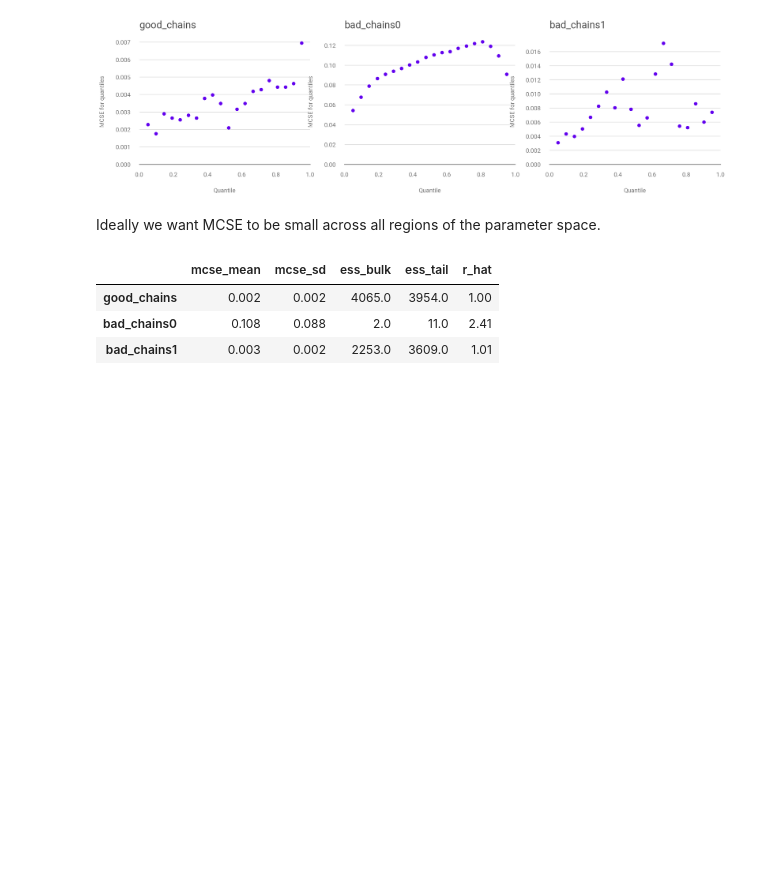
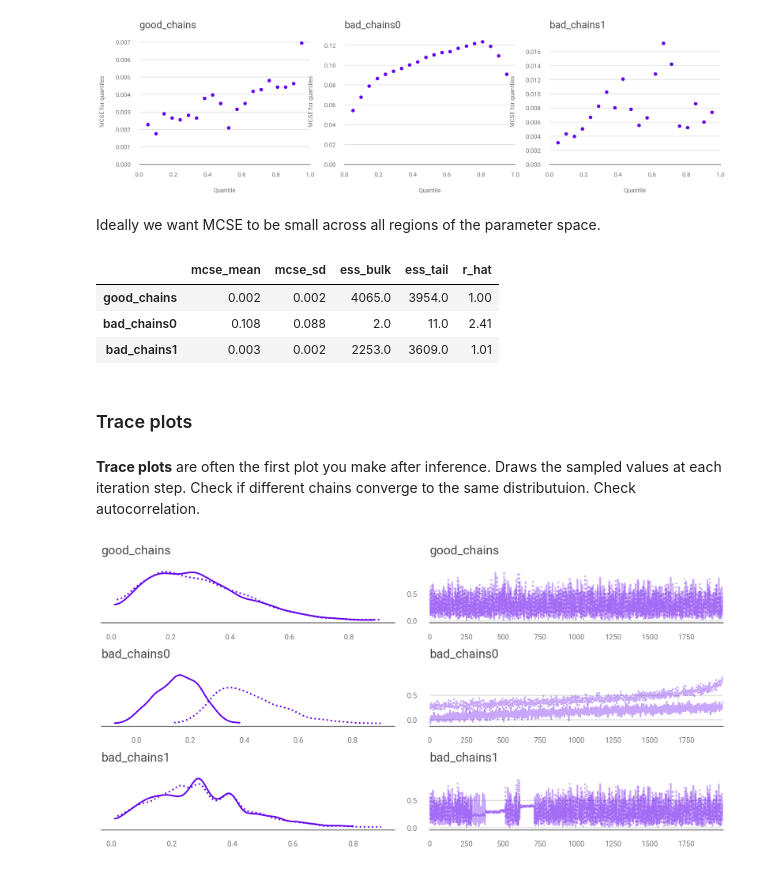
Before and after one commit to paw-lu/bayesian-modeling-computation-python, a Jupyter notebook: notebooks/2_exploratory_analysis_of_bayesian_models.ipynb, the cells around one changed output. Saved outputs shown, nothing was run; the diff lists cells and outputs as text; code cells hidden in the pictures; blank space fills up the shorter version.

Commit message:
:memo: Trace, rank and divergences plots

```diff
--- a/notebooks/2_exploratory_analysis_of_bayesian_models.ipynb
+++ b/notebooks/2_exploratory_analysis_of_bayesian_models.ipynb
@@ -196,3 +197,16 @@ az.summary(chains, kind="diagnostics")
 | good_chains | 0.002 | 0.002 | 4065.0 | 3954.0 | 1.00 |
 | bad_chains0 | 0.108 | 0.088 | 2.0 | 11.0 | 2.41 |
 | bad_chains1 | 0.003 | 0.002 | 2253.0 | 3609.0 | 1.01 |
+# %% [markdown]
+### Trace plots
+# %% [markdown]
+**Trace plots** are often the first plot you make after inference.
+Draws the sampled values at each iteration step.
+Check if different chains
+converge to the same distributuion.
+Check autocorrelation.
+# %%
+az.plot_trace(chains)
+plt.tight_layout();
+# %% [output]
+[figure, added]
```
Also changed, not shown: parts of 16 cells of this notebook, 1 other file.
